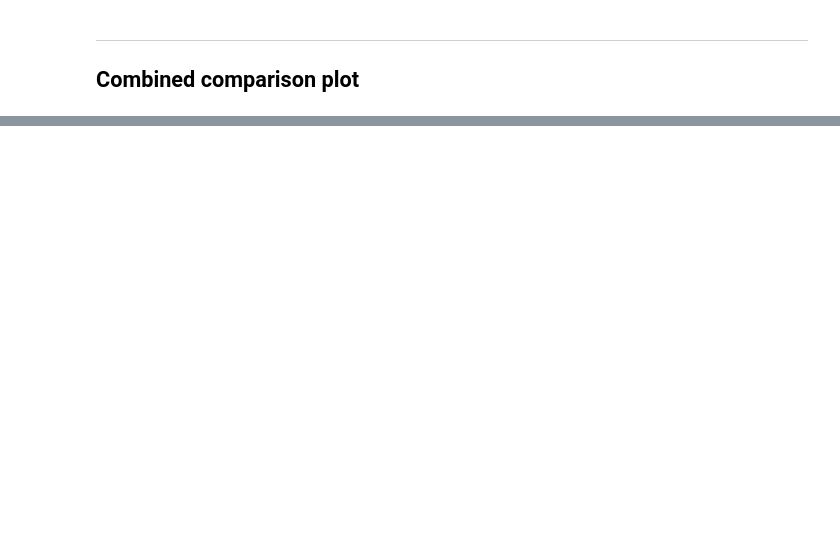
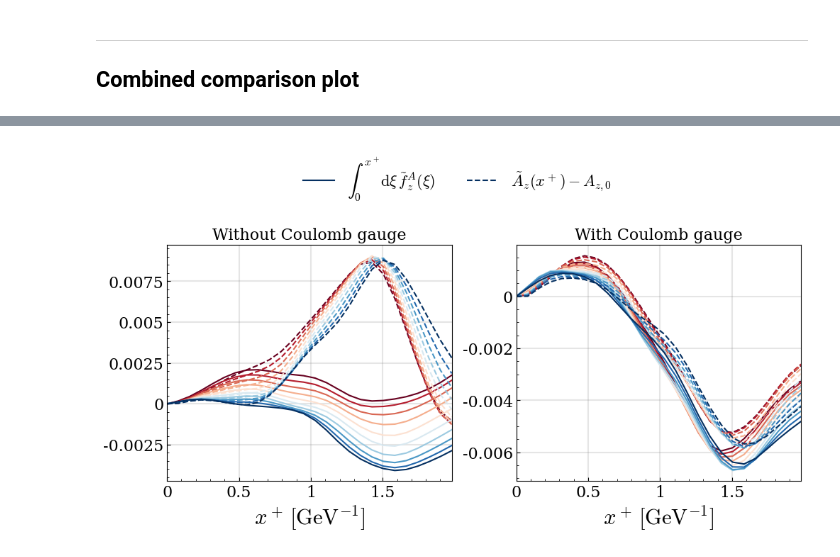
Before and after one commit to avramescudana/curraun, a Jupyter notebook: notebooks/classical_quantum_qhat_coulomb.ipynb, the cells around one changed output, grey strips where cells are left out. Drawn from its saved outputs; the diff is of its cells as text; code cells hidden in the pictures; blank space fills up the shorter version.

```diff
--- a/notebooks/classical_quantum_qhat_coulomb.ipynb
+++ b/notebooks/classical_quantum_qhat_coulomb.ipynb
@@ -338,7 +337,7 @@ plt.rcParams['font.family'] = 'DejaVu Serif'
 plt.rcParams['font.serif'] = ['DejaVu Serif']
 plt.rcParams['mathtext.fontset'] = 'cm'
 
-fig, axes = plt.subplots(1, 2, figsize=(11, 5))
+fig, axes = plt.subplots(1, 2, figsize=(10, 4.5))
 
 labels = ['x', 'y', 'z']
 directions = [1, 2]  # y and z
@@ -372,6 +371,6 @@ for idx, i in enumerate(directions):
     ax.legend(fontsize=12, frameon=False)
 
 plt.tight_layout()
-plt.savefig(f'combined_coulomb_comparison_{quark}_n_{N}_{coulomb_gauge_mode}.png', facecolor='w', dpi=600)
+# plt.savefig(f'combined_coulomb_comparison_{quark}_n_{N}_{coulomb_gauge_mode}.png', facecolor='w', dpi=600)
 plt.show()
 # %% [output]
@@ -378,0 +391,70 @@ plt.show()
+# %%
+import matplotlib.pyplot as plt
+import matplotlib.ticker as mticker
+import matplotlib as mpl
+import numpy as np
+
+plt.rcParams['font.family'] = 'DejaVu Serif'
+plt.rcParams['font.serif'] = ['DejaVu Serif']
+plt.rcParams['mathtext.fontset'] = 'cm'
+
+fig, axes = plt.subplots(1, 2, figsize=(10, 5))
+
+ntraj = 10
+cmap_rb = mpl.colormaps['RdBu'].resampled(20)
+colors = [cmap_rb(i) for i in np.linspace(0, 1, ntraj)]
+
+i = 2  # z direction
+na = 5
+
+# Without Coulomb gauge
+ax = axes[0]
+ax.tick_params(axis='both', which='major', direction='in')
+ax.minorticks_on()
+ax.tick_params(axis='both', which='minor', direction='in')
+ax.tick_params(axis='x', labelsize=16)
+ax.tick_params(axis='y', labelsize=16)
+
+for j in range(ntraj):
+    ax.plot(xplus, da_no_coulomb[:, j, i, na].imag, linewidth=1.5, linestyle='--', color=colors[j])
+    ax.plot(xplus, intfa_no_coulomb[:, j, i, na].imag, linewidth=1.5, color=colors[j])
+
+ax.set_xlim([0, max(xplus)])
+ax.xaxis.set_major_formatter(mticker.FuncFormatter(lambda x, _: '{:g}'.format(x)))
+ax.yaxis.set_major_formatter(mticker.FuncFormatter(lambda x, _: '{:g}'.format(x)))
+ax.set_xlabel(r"$x^+\,\mathrm{[GeV^{-1}]}$", fontsize=22)
+ax.set_title('Without Coulomb gauge', fontsize=16)
+ax.grid(color='gray', linestyle='-', linewidth=1.5, alpha=0.2)
+
+# With Coulomb gauge
+ax = axes[1]
+ax.tick_params(axis='both', which='major', direction='in')
+ax.minorticks_on()
+ax.tick_params(axis='both', which='minor', direction='in')
+ax.tick_params(axis='x', labelsize=16)
+ax.tick_params(axis='y', labelsize=16)
+
+for j in range(ntraj):
+    ax.plot(xplus, da_coulomb[:, j, i, na].imag, linewidth=1.5, linestyle='--', color=colors[j])
+    ax.plot(xplus, intfa_coulomb[:, j, i, na].imag, linewidth=1.5, color=colors[j])
+
+ax.set_xlim([0, max(xplus)])
+ax.xaxis.set_major_formatter(mticker.FuncFormatter(lambda x, _: '{:g}'.format(x)))
+ax.yaxis.set_major_formatter(mticker.FuncFormatter(lambda x, _: '{:g}'.format(x)))
+ax.set_xlabel(r"$x^+\,\mathrm{[GeV^{-1}]}$", fontsize=22)
+ax.set_title(f'With Coulomb gauge', fontsize=16)
+ax.grid(color='gray', linestyle='-', linewidth=1.5, alpha=0.2)
+
+from matplotlib.lines import Line2D
+legend_elements = [
+    Line2D([0], [0], color=colors[ntraj-1], lw=1.5, linestyle='-', label=r'$\int_0^{x^+}\mathrm{d}\xi\,\tilde{f}_z^A(\xi)$'),
+    Line2D([0], [0], color=colors[ntraj-1], lw=1.5, linestyle='--', label=r'$\tilde{A}_z(x^+)-A_{z,0}$'),
+]
+
+fig.legend(handles=legend_elements, fontsize=16, frameon=False, ncol=2, loc='lower center', bbox_to_anchor=(0.5, 0.92))
+
+plt.tight_layout(rect=[0, 0, 1, 0.92])
+# plt.savefig(f'intfa_deltaa_z_{quark}_n_{N}_{coulomb_gauge_mode}.png', facecolor='w', dpi=600)
+plt.show()
+# %% [output]
+[figure, added]
```
Also changed, not shown: parts of 15 cells of this notebook, 1 other file.
